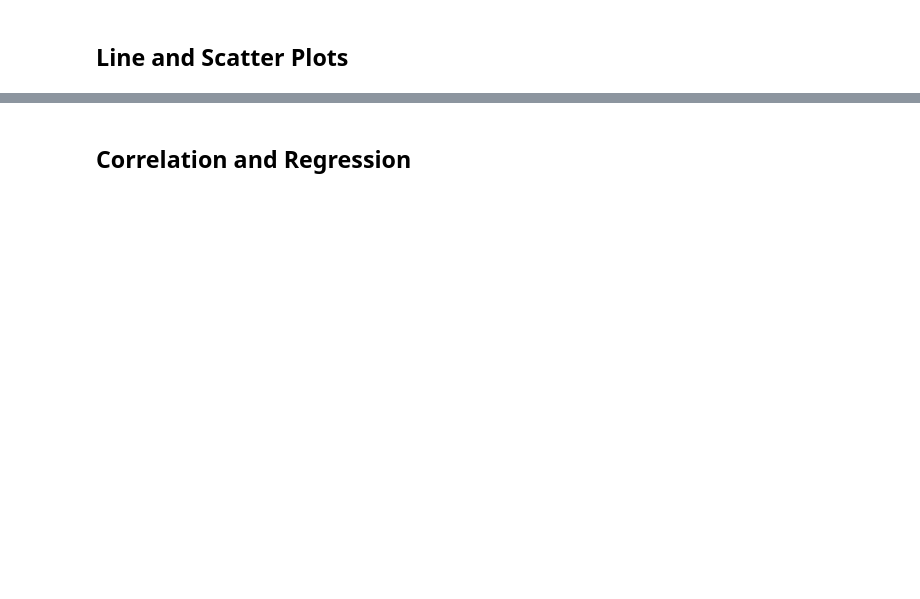
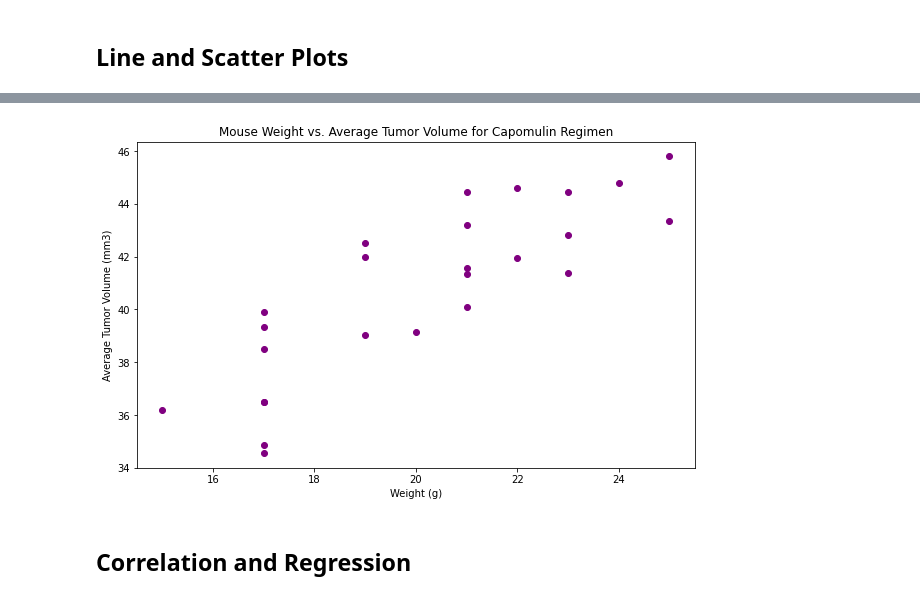
Before and after one commit to jayparikh1998/UofT-Bootcamp, a Jupyter notebook: pymaceuticals_challenge/pymaceuticals_starter.ipynb, the cells around one changed output, grey strips where cells are left out. Drawn from its saved outputs; the diff is of its cells as text; code cells hidden in the pictures; blank space fills up the shorter version.

```diff
--- a/pymaceuticals_challenge/pymaceuticals_starter.ipynb
+++ b/pymaceuticals_challenge/pymaceuticals_starter.ipynb
@@ -248,2 +353,27 @@ plt.show()
+# %%
+#Filtering for Capomulin in the dataframe
+capomulin_data = cleaned_df[cleaned_df["Drug Regimen"] == "Capomulin"]
+# %%
+# Generate a scatter plot of mouse weight vs. the average observed tumor volume for the entire Capomulin regimen
+# Calculate the average tumor volume for each mouse in the Capomulin regimen
+average_tumor_vol = capomulin_data.groupby('Mouse ID')['Tumor Volume (mm3)'].mean()
+
+# Merge the average tumor volume with the mouse weight data
+mouse_weight = capomulin_data.groupby('Mouse ID')['Weight (g)'].first()  # Getting the weight of each mouse
+avg_tumor_vol_vs_weight = pd.DataFrame({'Average Tumor Volume (mm3)': average_tumor_vol, 'Weight (g)': mouse_weight})
+
+# Generate the scatter plot
+plt.figure(figsize=(10, 6))
+plt.scatter(avg_tumor_vol_vs_weight['Weight (g)'], avg_tumor_vol_vs_weight['Average Tumor Volume (mm3)'], color='purple')
+
+# Setting plot title and labels
+plt.title("Mouse Weight vs. Average Tumor Volume for Capomulin Regimen")
+plt.xlabel("Weight (g)")
+plt.ylabel("Average Tumor Volume (mm3)")
+
+# Show the plot
+plt.show()
+# %% [output]
+[figure, added]
 # %% [markdown]
 ## Correlation and Regression
```
Also changed, not shown: parts of 12 cells of this notebook, 1 other file.
